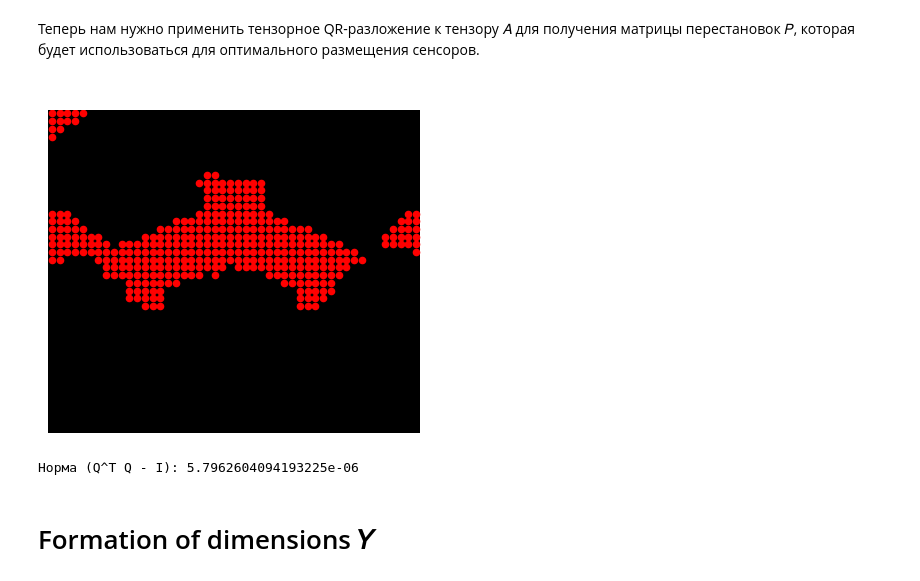
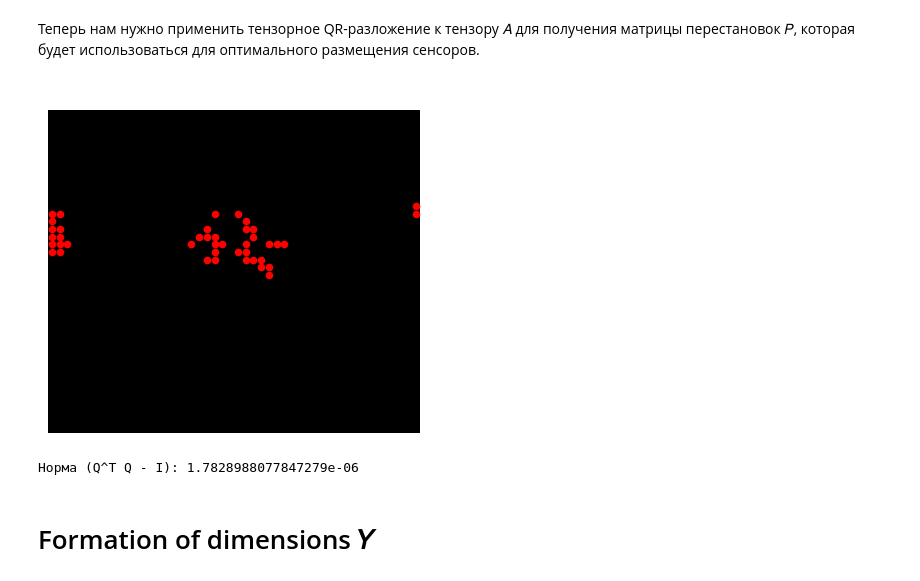
Before and after one commit to denis-samatov/tensor-based_modal_decomposition_method, a Jupyter notebook: algorithm/pipline.ipynb, the cells around one changed output. Saved outputs shown, nothing was run; the diff lists cells and outputs as text; code cells hidden in the pictures.

```diff
--- a/algorithm/pipline.ipynb
+++ b/algorithm/pipline.ipynb
@@ -676,15 +675,15 @@ from TBMD.TensorBasedTubeFiberPivotQRFactorization import TensorTubeQRDecomposit
 
 # print(f"\nНорма (Q^T Q - I): {difference}")
 # %%
-N = 363
+N = 42
 
 tube_qr_dexomposition = TensorTubeQRDecomposition(A_tensor, N)
 
 P, Q, R = tube_qr_dexomposition.factorize()
 
 tube_qr_dexomposition.visualize_sensor_placement()
 # %% [output]
-[figure, old version]
+[figure, new version]
 # %%
 # Проверка ортогональности Q
 Q_T_Q = Q.T @ Q
@@ -693,7 +692,7 @@ difference = np.linalg.norm(Q_T_Q - identity)
 
 print(f"\nНорма (Q^T Q - I): {difference}")
 # %% [output]
-Норма (Q^T Q - I): 5.7962604094193225e-06
+Норма (Q^T Q - I): 1.7828988077847279e-06
 # %% [markdown]
 # Formation of dimensions 𝑌
 # %% [markdown]
```
Also changed, not shown: parts of 9 cells of this notebook, 5 other files.
